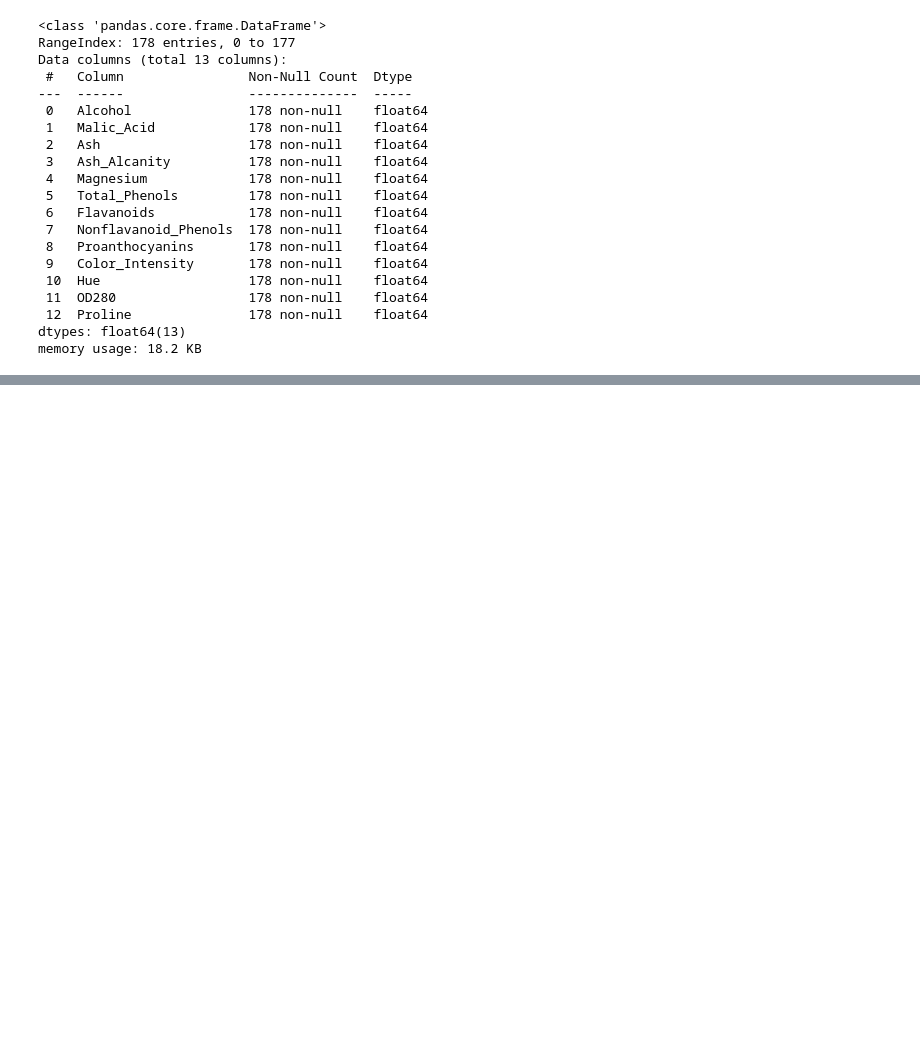
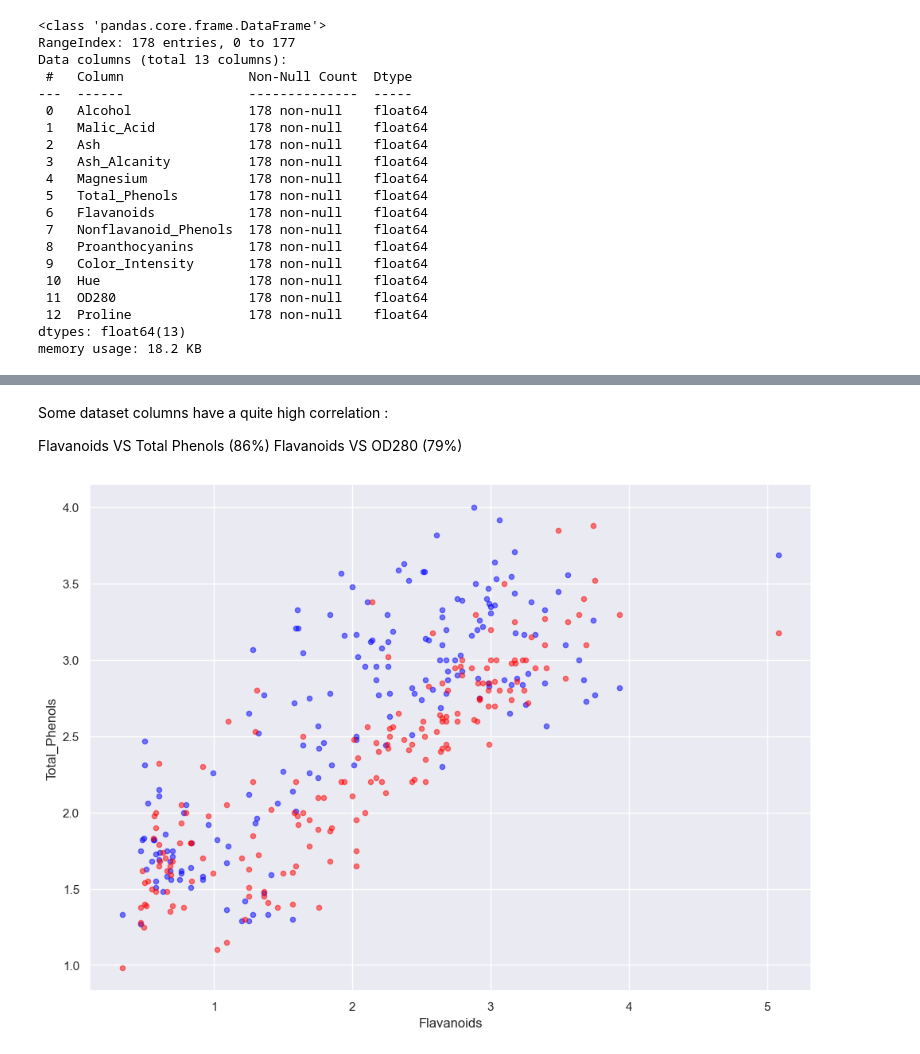
Before and after one commit to Kaboufl/MachineLearning, a Jupyter notebook: wineML.ipynb, the cells around one changed output, grey strips where cells are left out. Drawn from its saved outputs; the diff is of its cells as text; code cells hidden in the pictures; blank space fills up the shorter version.

```diff
--- a/wineML.ipynb
+++ b/wineML.ipynb
@@ -109,0 +118,11 @@ memory usage: 18.2 KB
+# %% [markdown]
+Some dataset columns have a quite high correlation :
+
+Flavanoids VS Total Phenols (86%)
+Flavanoids VS OD280 (79%)
+# %%
+fig = df.plot(kind='scatter', x='Flavanoids', y='OD280', color='blue', alpha=0.5) # Display the scatter plot
+df.plot(kind='scatter', x='Flavanoids', y='Total_Phenols', color='red', alpha=0.5, ax=fig) # Display the scatter plot
+plt.show()
+# %% [output]
+[figure, added]
```
Also changed, not shown: parts of 2 cells of this notebook.
